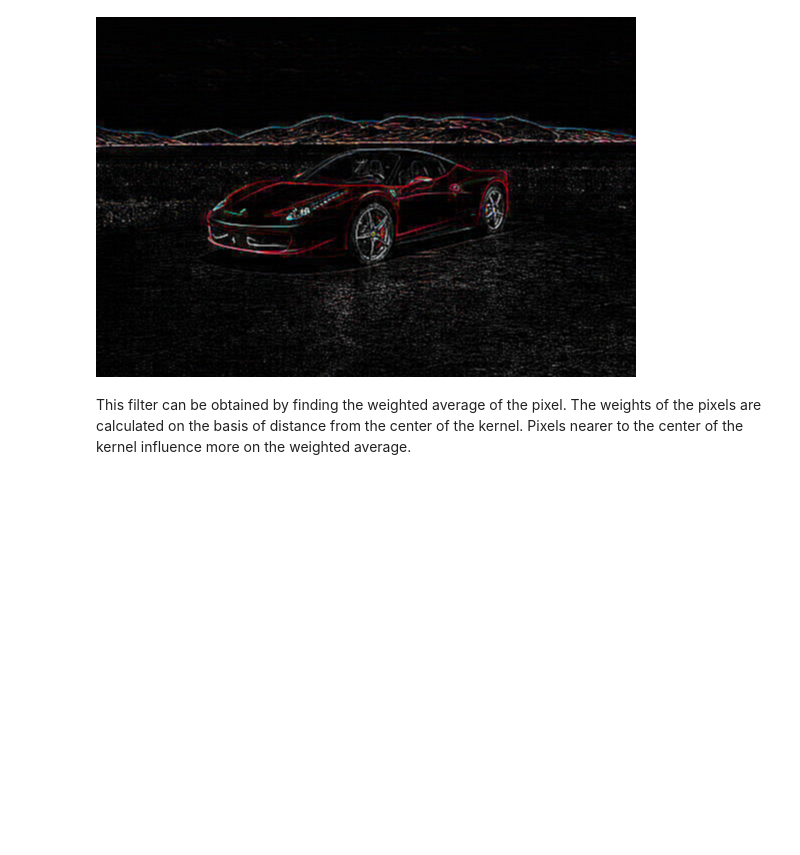
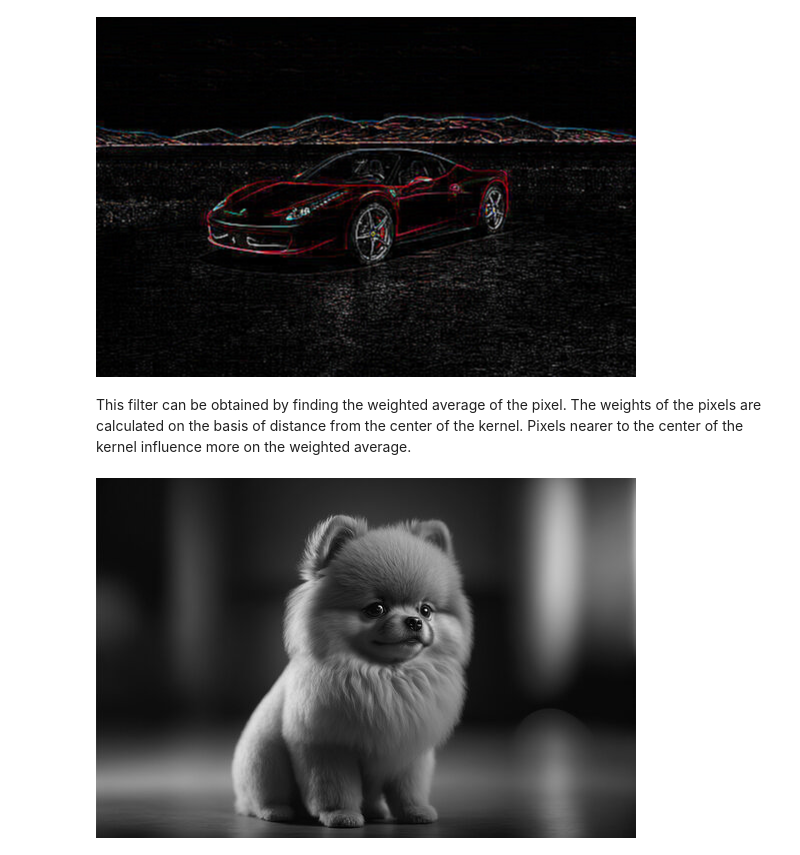
Before and after one commit to joshIsac/computervisionlab, a Jupyter notebook: 2348523_extra_prog2.ipynb, the cells around one changed output. Cells and saved outputs as stored; diff of their text form; code cells hidden in the pictures; blank space fills up the shorter version.

```diff
--- a/2348523_extra_prog2.ipynb
+++ b/2348523_extra_prog2.ipynb
@@ -76,3 +77,10 @@ cv2_imshow(gaussian_blur)
 [figure]
 # %% [markdown]
 This filter can be obtained by finding the weighted average of the pixel. The weights of the pixels are calculated on the basis of distance from the center of the kernel. Pixels nearer to the center of the kernel influence more on the weighted average.
+# %%
+from PIL import Image
+image= cv2.imread('/content/drive/MyDrive/dog.jpg')
+image=np.array(Image.open('/content/drive/MyDrive/dog.jpg').convert('L'))
+cv2_imshow(image)
+# %% [output]
+[figure, added]
```
Also changed, not shown: parts of 4 cells of this notebook.
